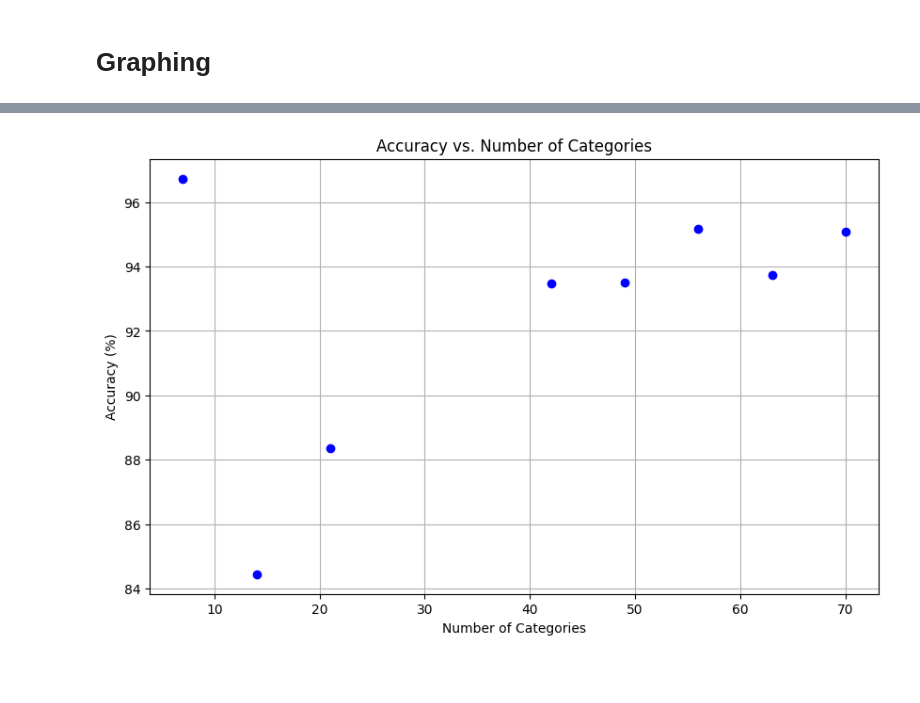
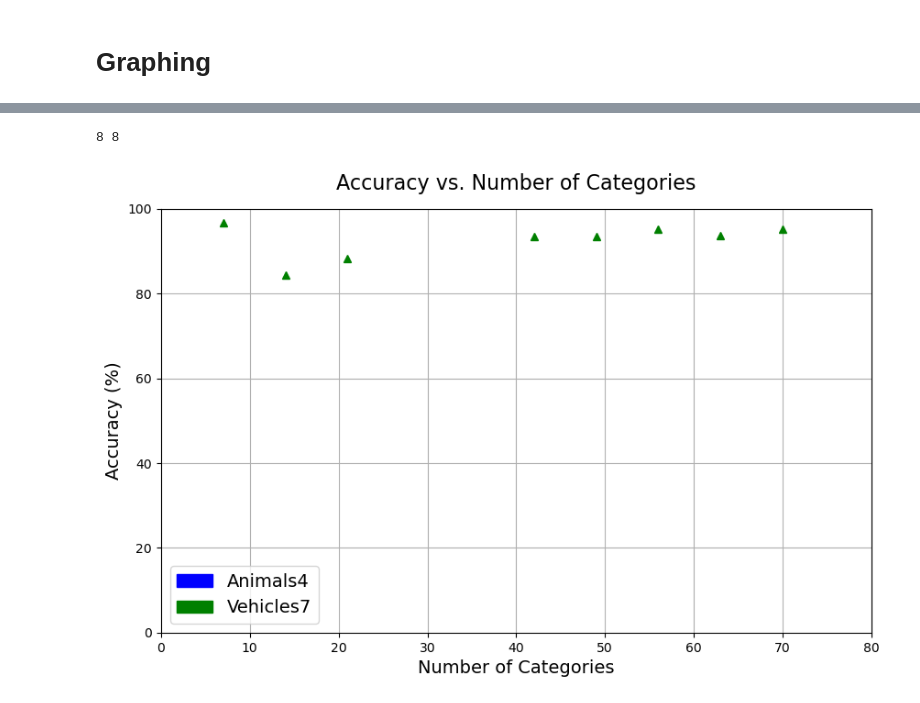
Before and after one commit to anthony-lamelas/Labeling_Accuracy, a Jupyter notebook: vehicle7/v7acc.ipynb, the cells around one changed output, grey strips where cells are left out. Drawn from its saved outputs; the diff is of its cells as text; code cells hidden in the pictures; blank space fills up the shorter version.

```diff
--- a/vehicle7/v7acc.ipynb
+++ b/vehicle7/v7acc.ipynb
@@ -282,10 +274,34 @@ print(len(amount_categories), len(accuracies))
-# %%
-plt.figure(figsize=(10, 6))
-plt.plot(amount_categories, accuracies, marker='o', linestyle='None', color='blue')
-plt.xlabel('Number of Categories')
-plt.ylabel('Accuracy (%)')
-plt.title('Accuracy vs. Number of Categories')
-plt.grid()
-plt.show()
-# %% [output]
-[figure, removed]
+# %%
+category_counts = {
+       7: [base_accuracy("v7base.csv")],
+       14: [check_accuracy("v14base.csv", dict_14)],
+        21: [check_accuracy("v21base.csv", dict_21)],
+        42: [check_accuracy("v42base.csv", dict_42)],
+        49: [check_accuracy("v49base.csv", dict_49)],
+        56: [check_accuracy("v56base.csv", dict_56)],
+        63: [check_accuracy("v63base.csv", dict_63)],
+        70: [check_accuracy("v70base.csv", dict_70)]
+}
+
+plt.figure(figsize=(10, 6))
+plt.xlabel('Number of Categories', fontsize=14)
+plt.ylabel('Accuracy (%)', fontsize=14)
+plt.title('Accuracy vs. Number of Categories', fontsize=16, pad=15)
+plt.grid()
+
+#Calling function
+append_accuracies(category_counts,"Vehicles7", "green", '^')
+
+blue_patch = mpatches.Patch(color='blue', label='Animals4')
+red_patch = mpatches.Patch(color='green', label='Vehicles7')
+plt.legend(handles=[blue_patch, red_patch], fontsize=14)
+
+#Axis ranges
+
+plt.xlim(0, 80)
+plt.ylim(0, 100)
+
+plt.show()
+# %% [output]
+8 8
+[figure, added]
```
Also changed, not shown: parts of 2 cells of this notebook, 3 other files.
